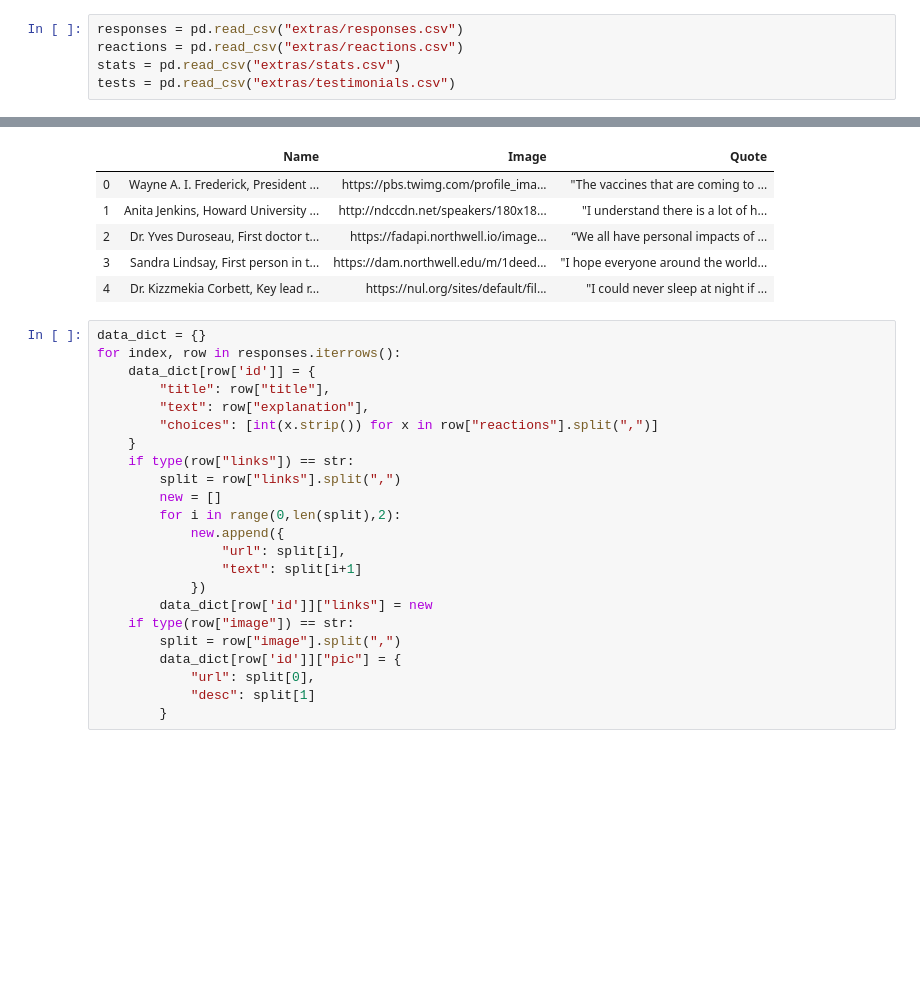
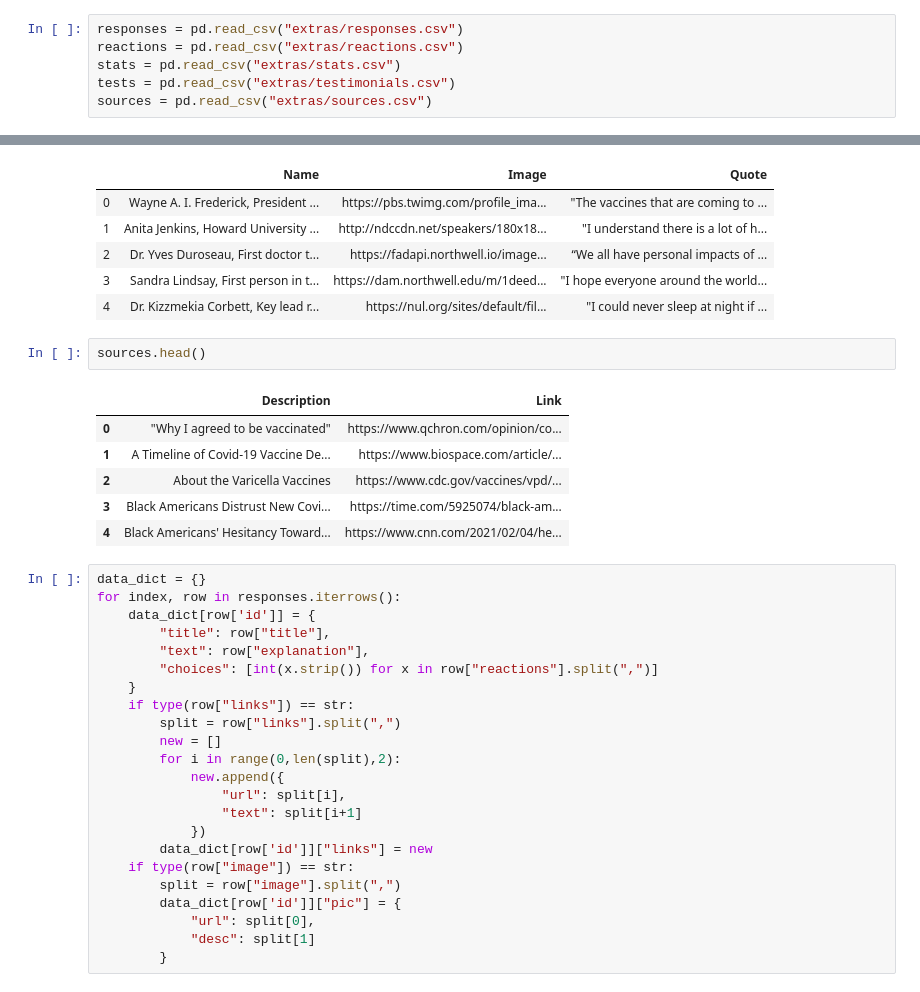
Before and after one commit to cewhitsett/learn_the_vaxx, a Jupyter notebook: parsing.ipynb, the cells around one changed output, grey strips where cells are left out. Saved outputs shown, nothing was run; the diff lists cells and outputs as text; blank space fills up the shorter version.

```diff
--- a/parsing.ipynb
+++ b/parsing.ipynb
@@ -6,6 +6,7 @@ responses = pd.read_csv("extras/responses.csv")
 reactions = pd.read_csv("extras/reactions.csv")
 stats = pd.read_csv("extras/stats.csv")
 tests = pd.read_csv("extras/testimonials.csv")
+sources = pd.read_csv("extras/sources.csv")
 # %%
 responses.head()
 # %% [output]
@@ -42,6 +43,15 @@ tests.head()
 | 2 | Dr. Yves Duroseau, First doctor t... | https://fadapi.northwell.io/image... | “We all have personal impacts of ... |
 | 3 | Sandra Lindsay, First person in t... | https://dam.northwell.edu/m/1deed... | "I hope everyone around the world... |
 | 4 | Dr. Kizzmekia Corbett, Key lead r... | https://nul.org/sites/default/fil... | "I could never sleep at night if ... |
+# %%
+sources.head()
+# %% [output]
+|  | Description | Link |
+| 0 | "Why I agreed to be vaccinated" | https://www.qchron.com/opinion/co... |
+| 1 | A Timeline of Covid-19 Vaccine De... | https://www.biospace.com/article/... |
+| 2 | About the Varicella Vaccines | https://www.cdc.gov/vaccines/vpd/... |
+| 3 | Black Americans Distrust New Covi... | https://time.com/5925074/black-am... |
+| 4 | Black Americans' Hesitancy Toward... | https://www.cnn.com/2021/02/04/he... |
 # %%
 data_dict = {}
 for index, row in responses.iterrows():
```
Also changed, not shown: parts of 2 cells of this notebook, 4 other files.
